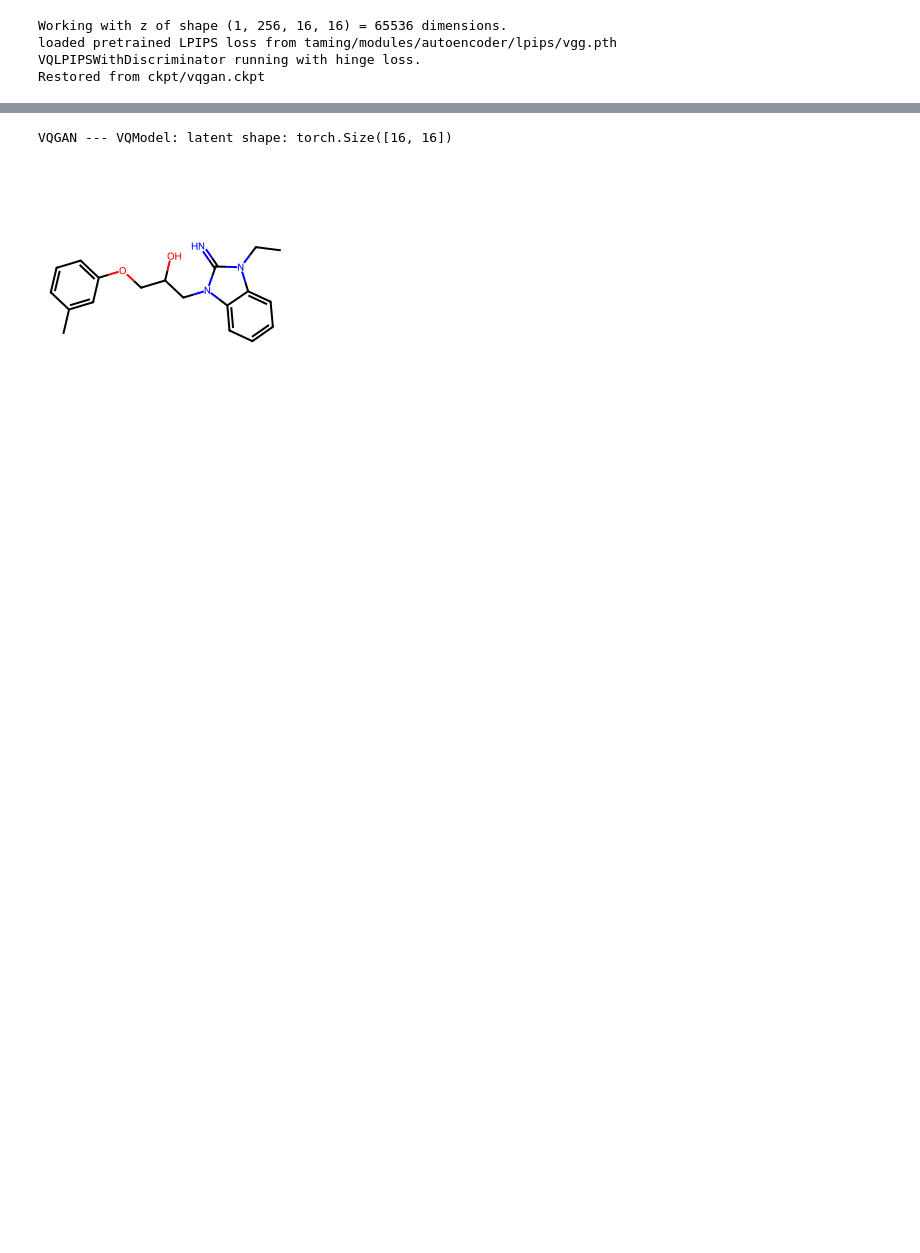
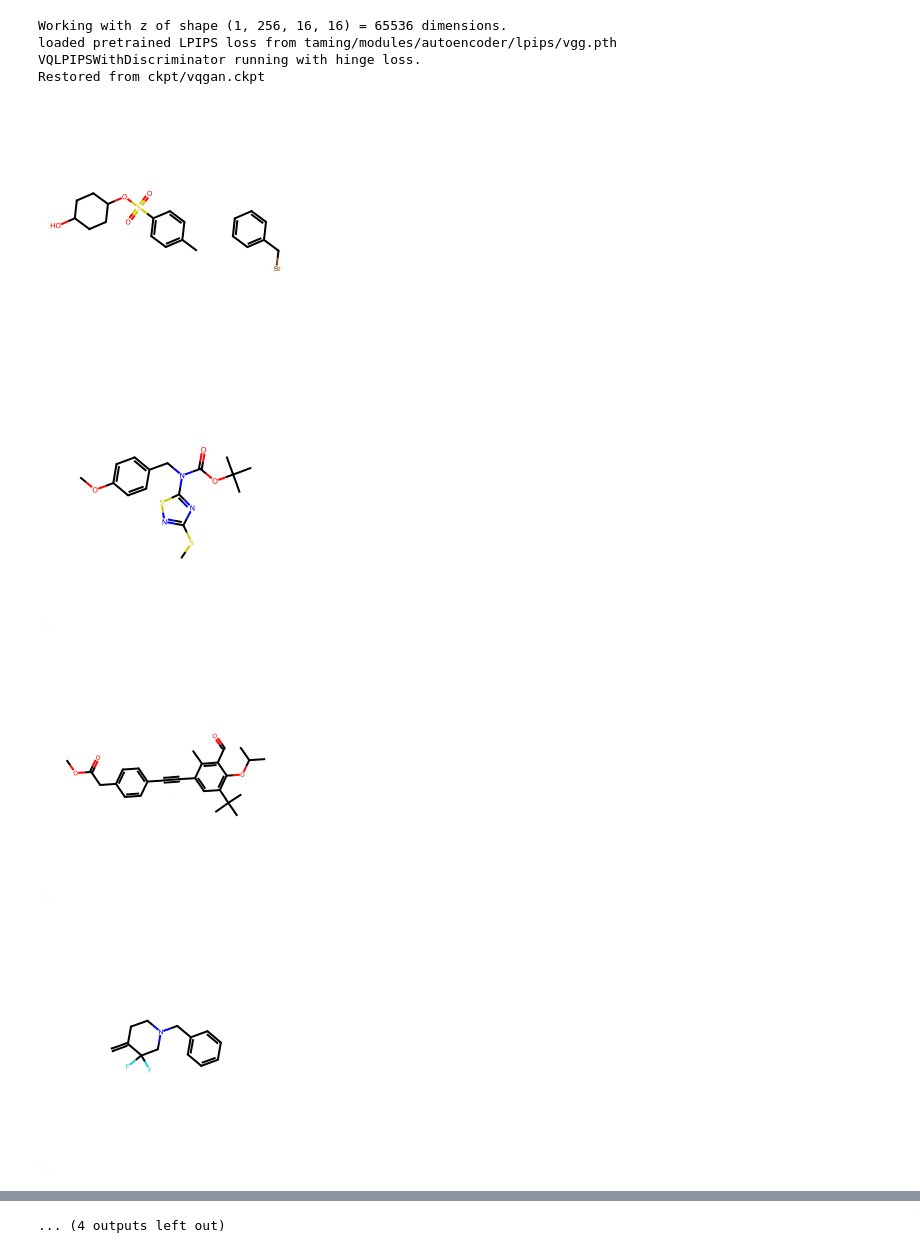
Before and after one commit to ChrisKimZHT/ChemMLLM, a Jupyter notebook: vqgan/reconstruction.ipynb, the cells around one changed output, grey strips where cells are left out. Drawn from its saved outputs; the diff is of its cells as text; code cells hidden in the pictures; blank space fills up the shorter version.

Commit message:
[feat] lumina ds

```diff
--- a/vqgan/reconstruction.ipynb
+++ b/vqgan/reconstruction.ipynb
@@ -81,24 +74,50 @@ def preprocess(img, target_image_size=256, map_dalle=True):
     img = torch.unsqueeze(T.ToTensor()(img), 0)
     return img
 # %%
+ckpt = "vqgan_260115_e1_s173400_l01.ckpt"
+count = 16
+size = 256
+
 config = load_config("/home/public_space/zhangxiaohong/public_user/ChemMLLM/vqgan/configs/mol_vqgan.yaml", display=False)
-model = load_vqgan(config, ckpt_path="/home/public_space/zhangxiaohong/public_user/ChemMLLM/vqgan/ckpt/vqgan_260115_e1_s173400_l01.ckpt").to(DEVICE)
+model = load_vqgan(config, ckpt_path=f"/home/public_space/zhangxiaohong/public_user/ChemMLLM/vqgan/ckpt/{ckpt}").to(DEVICE)
 # %% [output]
 Working with z of shape (1, 256, 16, 16) = 65536 dimensions.
 loaded pretrained LPIPS loss from taming/modules/autoencoder/lpips/vgg.pth
 VQLPIPSWithDiscriminator running with hinge loss.
 Restored from ckpt/vqgan.ckpt
 # %%
-from PIL import Image
-from IPython.display import display
+# -=- vqgan dataset -=-
 
-image_path = "data/image/val/100000.png"
-image = Image.open(image_path).convert("RGB")
-image = image.resize((256, 256))
+# with open("/home/public_space/zhangxiaohong/public_user/ChemMLLM/vqgan/data/val.txt", "r") as f:
+#     val_list = f.read().splitlines()
 
-x = preprocess(image, target_image_size=256).to(DEVICE)
-x = preprocess_vqgan(x)
-xrec = reconstruct_with_vqgan(x, model)
-xrec_pil = custom_to_pil(xrec[0])
-display(xrec_pil)
+# image_paths = random.sample(val_list, count)
+# images = [Image.open(image_path).convert("RGB") for image_path in image_paths]
+# images = [image.resize((size, size)) for image in images]
+
+# -=- lumina dataset -=-
+
+import os
+
+new_image_dir = "/home/public_space/zhangxiaohong/public_user/Lumina-mGPT/lumina_mgpt/dataset/uspto50k_20260131215533/images/train"
+new_images_list = os.listdir(new_image_dir)
+image_paths = random.sample(new_images_list, count)
+images = [Image.open(os.path.join(new_image_dir, image_path)).convert("RGB") for image_path in image_paths]
+images = [image.resize((size, size)) for image in images]
+
+
+def reconstruct_and_display(image):
+    x = preprocess(image, target_image_size=size).to(DEVICE)
+    x = preprocess_vqgan(x)
+    xrec = reconstruct_with_vqgan(x, model)
+    xrec_pil = custom_to_pil(xrec[0])
+    display(xrec_pil)
+
+
+for img in images:
+    reconstruct_and_display(img)
 # %% [output]
+[figure, new version]
+[figure, added]
+[figure, added]
+[figure, added]
@@ -105,2 +132 @@ display(xrec_pil)
-VQGAN --- VQModel: latent shape: torch.Size([16, 16])
+... (4 outputs left out)
-[figure, old version]
```
Also changed, not shown: parts of 2 cells of this notebook.
